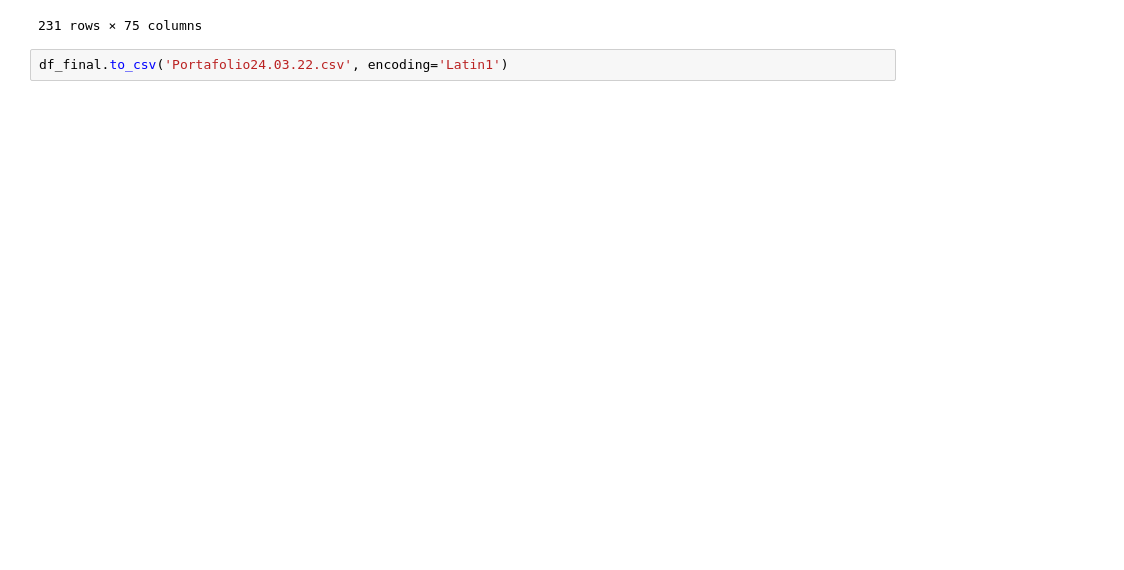
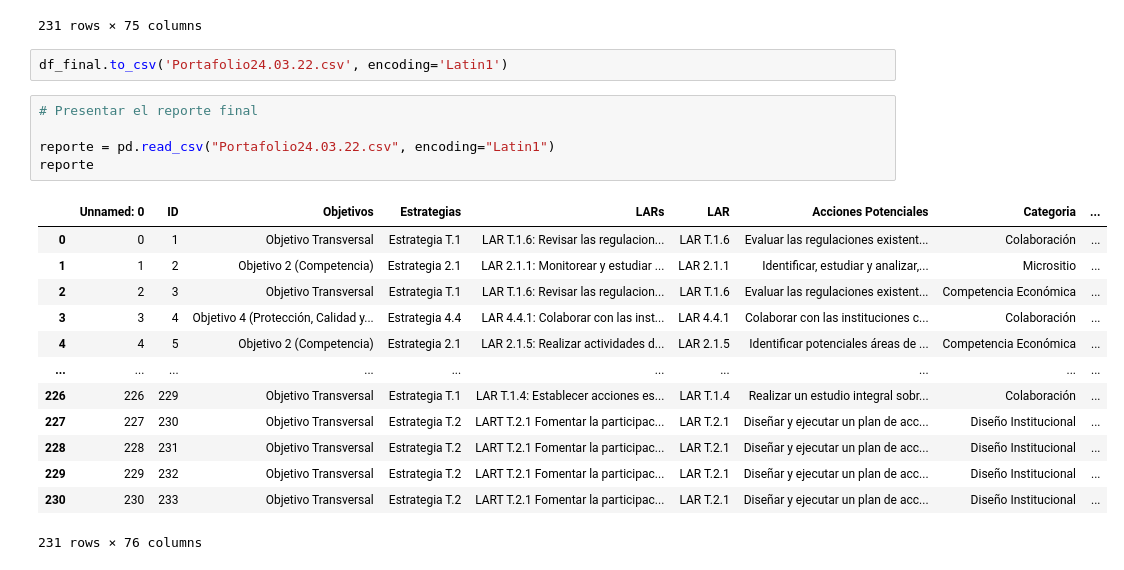
Before and after one commit to RodGuarneros/RoadMapTelecommAuthority, a Jupyter notebook: March_2022_update.ipynb, the cells around one changed output. Cells and saved outputs as stored; diff of their text form; blank space fills up the shorter version.

```diff
--- a/March_2022_update.ipynb
+++ b/March_2022_update.ipynb
@@ -149,3 +149,22 @@ df_final
 231 rows × 75 columns
 # %%
 df_final.to_csv('Portafolio24.03.22.csv', encoding='Latin1')
+# %%
+# Presentar el reporte final
+
+reporte = pd.read_csv("Portafolio24.03.22.csv", encoding="Latin1")
+reporte
+# %% [output]
+|  | Unnamed: 0 | ID | Objetivos | Estrategias | LARs | LAR | Acciones Potenciales | Categoria | ... |
+| 0 | 0 | 1 | Objetivo Transversal | Estrategia T.1 | LAR T.1.6: Revisar las regulacion... | LAR T.1.6 | Evaluar las regulaciones existent... | Colaboración | ... |
+| 1 | 1 | 2 | Objetivo 2 (Competencia) | Estrategia 2.1 | LAR 2.1.1: Monitorear y estudiar ... | LAR 2.1.1 | Identificar, estudiar y analizar,... | Micrositio | ... |
+| 2 | 2 | 3 | Objetivo Transversal | Estrategia T.1 | LAR T.1.6: Revisar las regulacion... | LAR T.1.6 | Evaluar las regulaciones existent... | Competencia Económica | ... |
+| 3 | 3 | 4 | Objetivo 4 (Protección, Calidad y... | Estrategia 4.4 | LAR 4.4.1: Colaborar con las inst... | LAR 4.4.1 | Colaborar con las instituciones c... | Colaboración | ... |
+| 4 | 4 | 5 | Objetivo 2 (Competencia) | Estrategia 2.1 | LAR 2.1.5: Realizar actividades d... | LAR 2.1.5 | Identificar potenciales áreas de ... | Competencia Económica | ... |
+| ... | ... | ... | ... | ... | ... | ... | ... | ... | ... |
+| 226 | 226 | 229 | Objetivo Transversal | Estrategia T.1 | LAR T.1.4: Establecer acciones es... | LAR T.1.4 | Realizar un estudio integral sobr... | Colaboración | ... |
+| 227 | 227 | 230 | Objetivo Transversal | Estrategia T.2 | LART T.2.1 Fomentar la participac... | LAR T.2.1 | Diseñar y ejecutar un plan de acc... | Diseño Institucional | ... |
+| 228 | 228 | 231 | Objetivo Transversal | Estrategia T.2 | LART T.2.1 Fomentar la participac... | LAR T.2.1 | Diseñar y ejecutar un plan de acc... | Diseño Institucional | ... |
+| 229 | 229 | 232 | Objetivo Transversal | Estrategia T.2 | LART T.2.1 Fomentar la participac... | LAR T.2.1 | Diseñar y ejecutar un plan de acc... | Diseño Institucional | ... |
+| 230 | 230 | 233 | Objetivo Transversal | Estrategia T.2 | LART T.2.1 Fomentar la participac... | LAR T.2.1 | Diseñar y ejecutar un plan de acc... | Diseño Institucional | ... |
+231 rows × 76 columns
```
